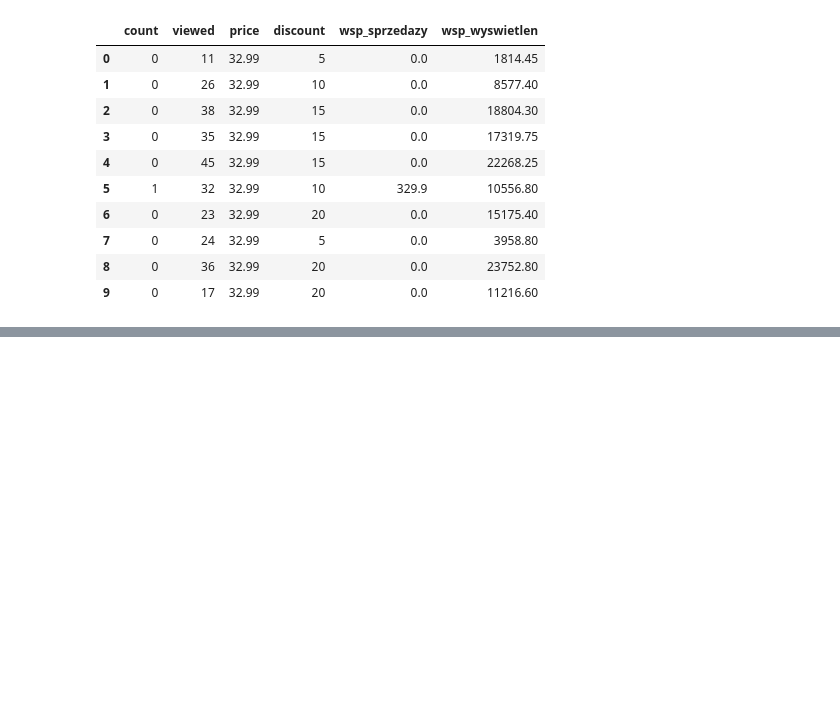
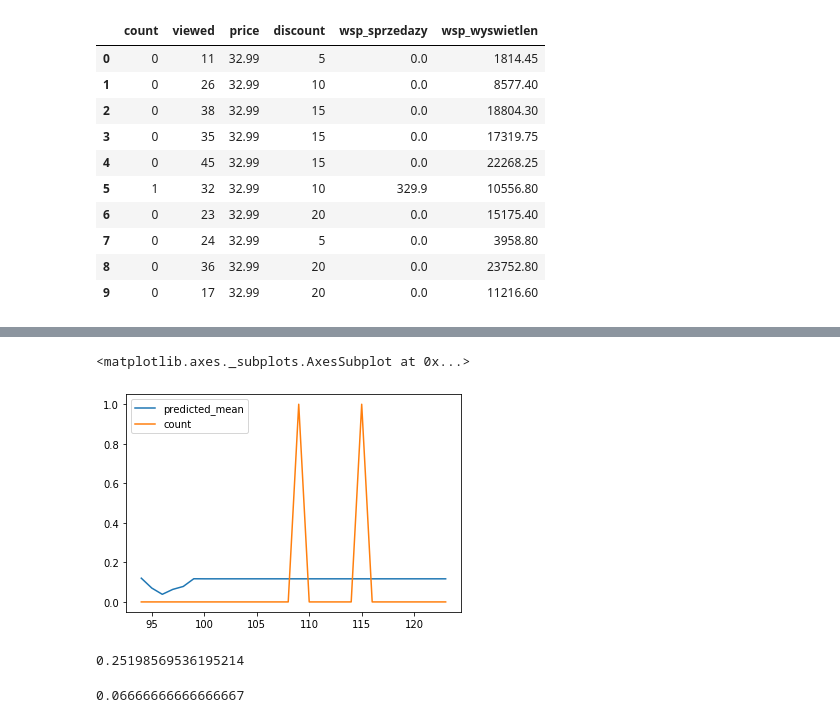
Before and after one commit to Rolkarolka/Delivery-optimization, a Jupyter notebook: notebooks/advanced_model.ipynb, the cells around one changed output, grey strips where cells are left out. Saved outputs shown, nothing was run; the diff lists cells and outputs as text; code cells hidden in the pictures; blank space fills up the shorter version.

Commit message:
Add ARIMA model multiple variables

```diff
--- a/notebooks/advanced_model.ipynb
+++ b/notebooks/advanced_model.ipynb
@@ -501,0 +561,6 @@ z.head(10)
+# %%
+train = z.iloc[:-30]
+test = z.iloc[-30:]
+model = ARIMA(train['count'], order = (1,0,5))
+model = model.fit()
+model.summary()
@@ -501,0 +591,4 @@ z.head(10)
+# %%
+start = len(train)
+end = len(train) + len(test) - 1
+pred = model.predict(start=start, end=end, typ='levels')
@@ -501,0 +615,18 @@ z.head(10)
+# %%
+pred.plot(legend=True)
+test['count'].plot(legend=True)
+# %% [output]
+<matplotlib.axes._subplots.AxesSubplot at 0x...>
+[figure, added]
+# %%
+from sklearn.metrics import mean_squared_error
+from math import sqrt
+
+rmse = sqrt(mean_squared_error(pred, test['count']))
+rmse
+# %% [output]
+0.25198569536195214
+# %%
+test['count'].mean()
+# %% [output]
+0.06666666666666667
```
Also changed, not shown: parts of 13 cells of this notebook.
